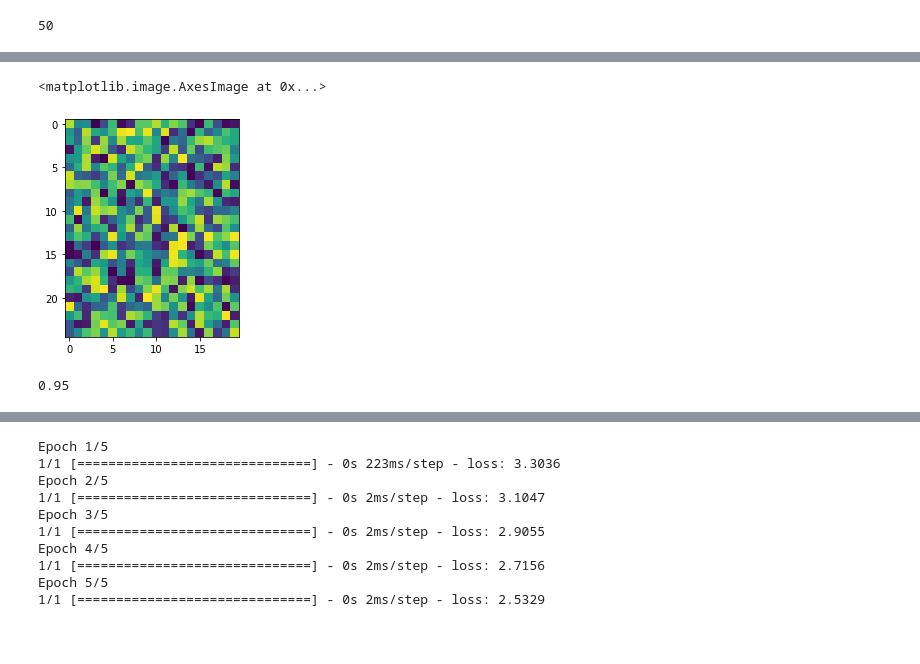
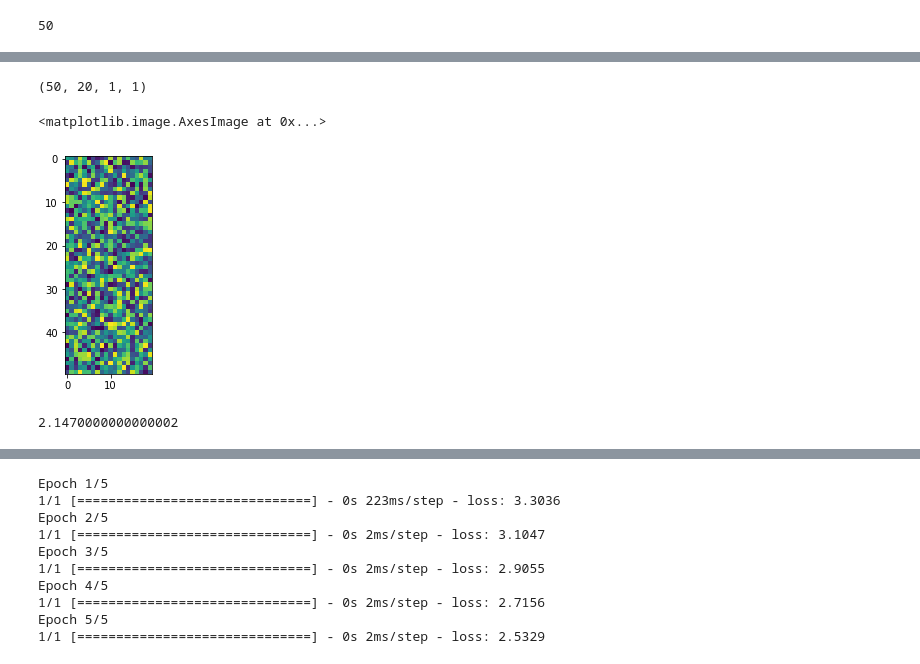
Before and after one commit to shahriar0651/canshield, a Jupyter notebook: framework/CANShiled_2022_Scalability_Test.ipynb, the cells around one changed output, grey strips where cells are left out. Saved outputs shown, nothing was run; the diff lists cells and outputs as text; code cells hidden in the pictures; blank space fills up the shorter version.

```diff
--- a/framework/CANShiled_2022_Scalability_Test.ipynb
+++ b/framework/CANShiled_2022_Scalability_Test.ipynb
@@ -372,7 +335,7 @@ Trainable params: 7,433
 Non-trainable params: 0
 _________________________________________________________________
 # %%
-input_x = np.random.rand(25,20,1)
+input_x = np.random.rand(50,20,1,1)
 # %%
 %timeit recon_x = autoencoder.predict(input_x)
 # %% [output]
@@ -440,8 +400,12 @@ output_details
    'zero_points': array([], dtype=int32),
    'quantized_dimension': 0},
   'sparsity_parameters': {}}]
+# %%
+input_x.shape
+# %% [output]
+(50, 20, 1, 1)
 # %%
-plt.imshow(input_x.reshape(1, 25, 20, 1)[0])
+plt.imshow(input_x.reshape(1, 50, 20, 1)[0])
 # %% [output]
 <matplotlib.image.AxesImage at 0x...>
-[figure, old version]
+[figure, new version]
@@ -450,9 +412,10 @@ import datetime
 # %%
+import datetime
 # %%timeit
 begin_time = datetime.datetime.now()
-input_x = np.random.rand(25,20,1)
+input_x = np.random.rand(50,20,1)
 #Preprocess the image to required size and cast
-input_tensor= np.array(input_x.reshape(1, 25, 20, 1), dtype=np.float32)
+input_tensor= np.array(input_x.reshape(1, 50, 20, 1), dtype=np.float32)
 #set the tensor to point to the input data to be inferred
 input_index = input_details[0]["index"]
 
@@ -467,7 +430,7 @@ end_time = datetime.datetime.now()
 time_elapsed =  end_time - begin_time
 print(time_elapsed.total_seconds()*1000)
 # %% [output]
-0.95
+2.1470000000000002
 # %%
 print(time_elapsed.total_seconds()*1000)
 print("Prediction results shape:", pred_x.shape)
```
Also changed, not shown: parts of 21 cells of this notebook, 33 other files.
